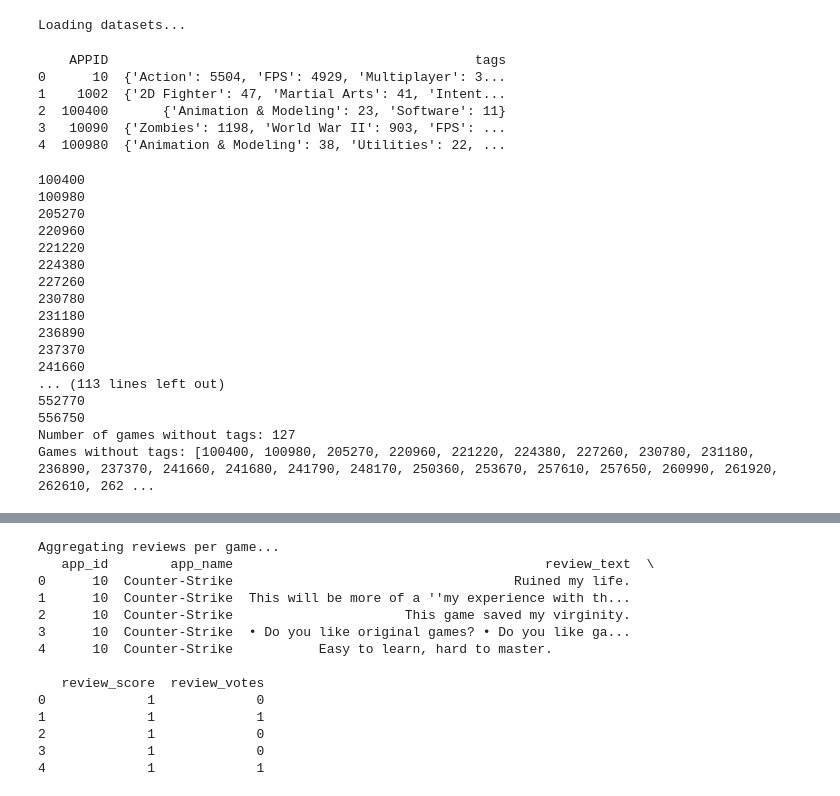
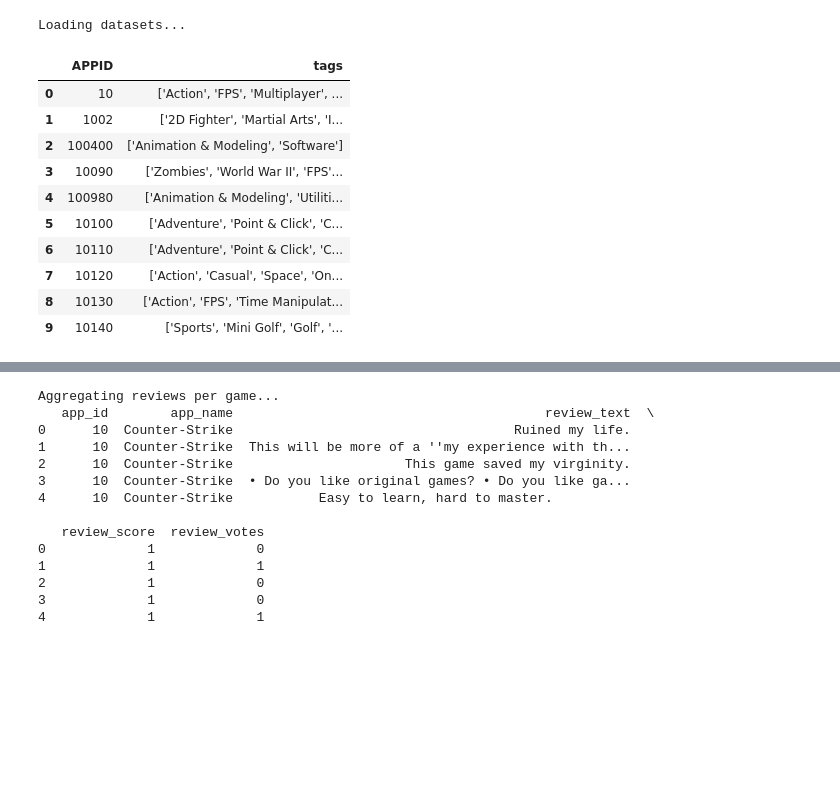
Before and after one commit to JorisVlaar/NLP_Project_Group_36, a Jupyter notebook: project2.ipynb, the cells around one changed output, grey strips where cells are left out. Drawn from its saved outputs; the diff is of its cells as text; code cells hidden in the pictures; blank space fills up the shorter version.

```diff
--- a/project2.ipynb
+++ b/project2.ipynb
@@ -22,65 +22,18 @@ reviews_df = pd.read_csv("./archive/dataset.csv")  # columns: app_id, app_name,
 # %% [output]
 Loading datasets...
 # %%
-tags_df = pd.read_csv("output.csv")        # columns: APPID, tags
-
-# Convert string representation of dict to actual dict
-tags_df['tags'] = tags_df['tags'].apply(lambda x: literal_eval(x))
-print(tags_df.head())
-
-# Optional: Keep only tag names (ignore counts)
-tags_df['tags'] = tags_df['tags'].apply(lambda d: list(d.keys()) if isinstance(d, dict) else d)
+tags_df = pd.read_csv("comp/tagGamesDF.csv")
+tagCountsDF = pd.read_csv("comp/tagCountsDF.csv")
+tags_df.head(10)
 # %% [output]
-    APPID                                               tags
-0      10  {'Action': 5504, 'FPS': 4929, 'Multiplayer': 3...
-1    1002  {'2D Fighter': 47, 'Martial Arts': 41, 'Intent...
-2  100400       {'Animation & Modeling': 23, 'Software': 11}
-3   10090  {'Zombies': 1198, 'World War II': 903, 'FPS': ...
-4  100980  {'Animation & Modeling': 38, 'Utilities': 22, ...
+|  | APPID | tags |
+| 0 | 10 | ['Action', 'FPS', 'Multiplayer', ... |
+| 1 | 1002 | ['2D Fighter', 'Martial Arts', 'I... |
+| 2 | 100400 | ['Animation & Modeling', 'Software'] |
+| 3 | 10090 | ['Zombies', 'World War II', 'FPS'... |
+| 4 | 100980 | ['Animation & Modeling', 'Utiliti... |
+| 5 | 10100 | ['Adventure', 'Point & Click', 'C... |
+| 6 | 10110 | ['Adventure', 'Point & Click', 'C... |
+| 7 | 10120 | ['Action', 'Casual', 'Space', 'On... |
+| 8 | 10130 | ['Action', 'FPS', 'Time Manipulat... |
+| 9 | 10140 | ['Sports', 'Mini Golf', 'Golf', '... |
-# %%
-#Only use top100 tags
-
-# Load CSV
-df = pd.read_csv("output.csv")
-
-# Convert 'tags' string into actual dictionary
-df['tags_dict'] = df['tags'].apply(ast.literal_eval)
-
-# Aggregate all tags across all games
-all_tags = Counter()
-for tags in df['tags_dict']:
-    all_tags.update(tags)
-
-# Convert to DataFrame for easier sorting
-tag_df = pd.DataFrame(all_tags.items(), columns=['tag', 'votes'])
-tag_df = tag_df.sort_values(by='votes', ascending=False)
-
-top100_tags = tag_df.head(100)['tag'].tolist()
-
-tags_df['tags'] = tags_df['tags'].apply(lambda tags: [tag for tag in tags if tag in top100_tags] if isinstance(tags, list) else tags)
-
-
-notags=[]
-for i in zip(tags_df['APPID'], tags_df['tags']):
-    if i[1] == []:
-        notags.append(i[0])
-print(f"Number of games without tags: {len(notags)}")
-print(f"Games without tags: {notags}")
-# %% [output]
-100400
-100980
-205270
-220960
-221220
-224380
-227260
-230780
-231180
-236890
-237370
-241660
-... (113 lines left out)
-552770
-556750
-Number of games without tags: 127
-Games without tags: [100400, 100980, 205270, 220960, 221220, 224380, 227260, 230780, 231180, 236890, 237370, 241660, 241680, 241790, 248170, 250360, 253670, 257610, 257650, 260990, 261920, 262610, 262 ...
```
Also changed, not shown: parts of 5 cells of this notebook, 5 other files.
